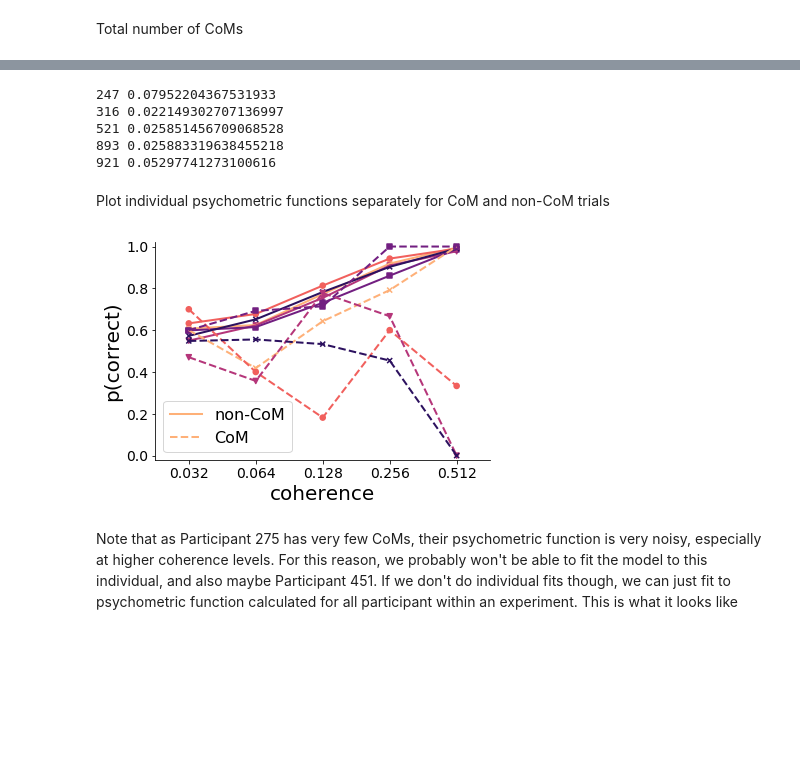
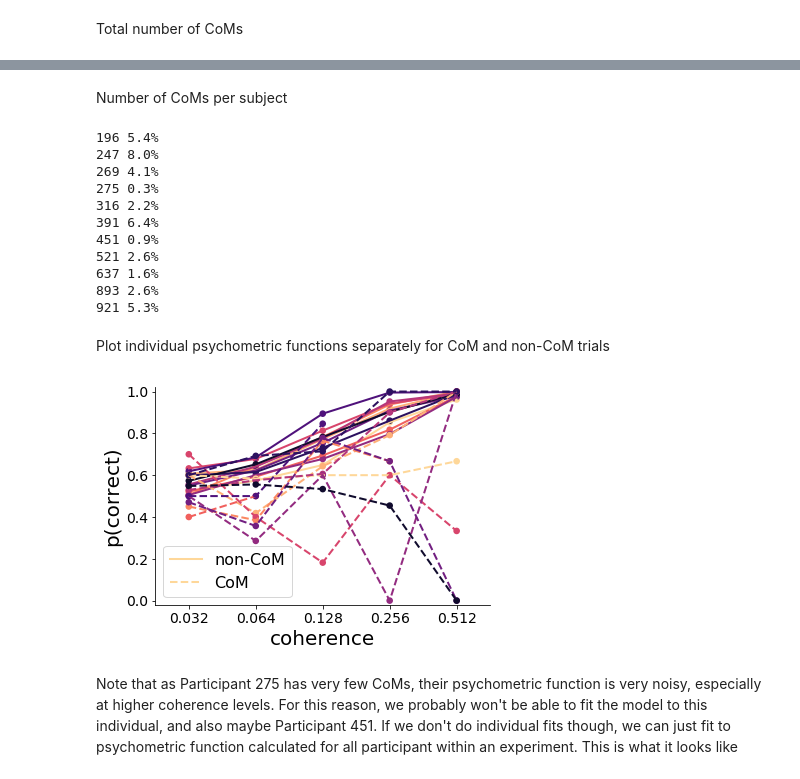
Before and after one commit to nidstigator/com_fixed_duration, a Jupyter notebook: analysis/psychometrics.ipynb, the cells around one changed output, grey strips where cells are left out. Saved outputs shown, nothing was run; the diff lists cells and outputs as text; code cells hidden in the pictures; blank space fills up the shorter version.

```diff
--- a/analysis/psychometrics.ipynb
+++ b/analysis/psychometrics.ipynb
@@ -50,52 +48,58 @@ len(choices[choices.is_com])/len(choices)
+# %% [markdown]
+Number of CoMs per subject
 # %%
 for subj_id in choices.index.get_level_values('subj_id').unique().values:
-    print(subj_id, len(choices[choices.is_com].loc[subj_id])/len(choices.loc[subj_id]))
+    print(subj_id, '%.1f%%' % (100*len(choices[choices.is_com].loc[subj_id])/len(choices.loc[subj_id])))
 # %% [output]
-247 0.07952204367531933
-316 0.022149302707136997
-521 0.025851456709068528
-893 0.025883319638455218
-921 0.05297741273100616
+196 5.4%
+247 8.0%
+269 4.1%
+275 0.3%
+316 2.2%
+391 6.4%
+451 0.9%
+521 2.6%
+637 1.6%
+893 2.6%
+921 5.3%
 # %% [markdown]
 Plot individual psychometric functions separately for CoM and non-CoM trials
 # %%
-def plot_psychometric_function_individual(c, color, marker):
+def plot_psychometric_function_individual(c, color, marker='o'):
     psf = [len(c[(c.is_correct) & (c.coherence==coherence) & (c.is_com==is_com)]) /
                    len(c[(c.coherence==coherence) & (c.is_com==is_com)])
                if len(c[(c.coherence==coherence) & (c.is_com==is_com)]) else np.NaN
            for coherence in np.sort(c.coherence.unique())
            for is_com in np.sort(c.is_com.unique())]
 
     p_correct = pd.DataFrame(psf, columns=['p_correct'],
                         index=pd.MultiIndex.from_product([np.sort(c.coherence.unique()),
                                                           np.sort(c.is_com.unique())],
                                                          names=['coherence', 'is_com']))
 
     ax = sns.pointplot(data=p_correct.reset_index(), x='coherence', y='p_correct', hue='is_com',
                        palette=[color, color], linestyles=['-', '--'], markers=[marker, marker],
                        scale=0.75)
 
     ax.set_xlabel('coherence')
     ax.set_ylabel('p(correct)')
     ax.legend(handles=ax.lines[::len(c.coherence.unique())+1], labels=['non-CoM','CoM'])
 
     return ax
 
 def plot_psychometric_functions(choices):
     plt.figure()
     choices = choices[~(choices.coherence==0)]
     subjects = np.sort(choices.index.get_level_values('subj_id').unique().values)
-#     colors = ['C0', 'C1', 'C2', 'C3']
-    markers = ['x','o','v','s','x','o','v','s']
     colors = sns.color_palette(palette_subj, len(subjects))
     for i, subj_id in enumerate(subjects):
-        ax = plot_psychometric_function_individual(choices.loc[subj_id], color=colors[i], marker=markers[i])
+        ax = plot_psychometric_function_individual(choices.loc[subj_id], color=colors[i])
     ax.set_ylim([-0.02, 1.02])
 #     plt.savefig(('figures/psychometric_function_individual_%s' % (exp)).replace(' ', '_'), bbox_inches='tight')
 
 plot_psychometric_functions(choices)
 # %% [output]
-[figure, old version]
+[figure, new version]
 # %% [markdown]
 Note that as Participant 275 has very few CoMs, their psychometric function is very noisy, especially at higher coherence levels. For this reason, we probably won't be able to fit the model to this individual, and also maybe Participant 451. If we don't do individual fits though, we can just fit to psychometric function calculated for all participant within an experiment. This is what it looks like
 # %%
```
Also changed, not shown: parts of 20 cells of this notebook, 20 other files.
